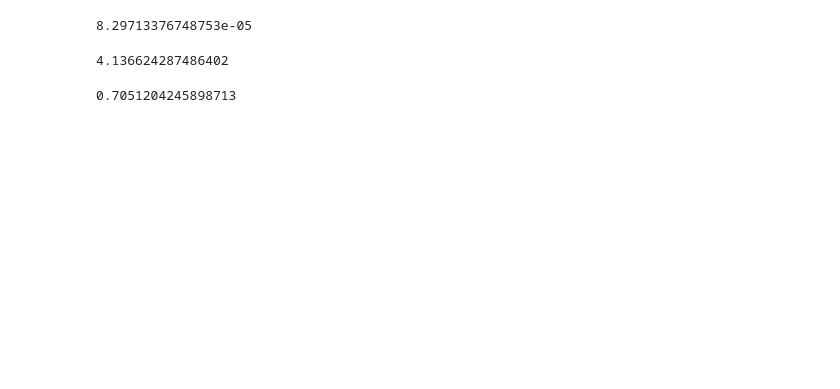
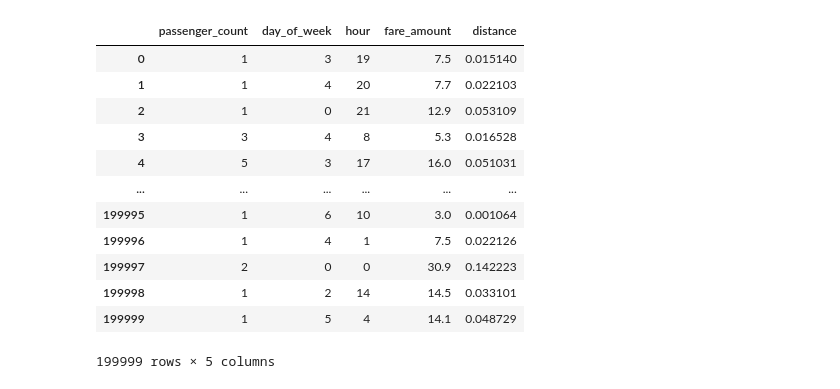
Before and after one commit to AbhinandanPatil02/BE_Assignments, a Jupyter notebook: ML/Assignment1.ipynb, the cells around one changed output. Drawn from its saved outputs; the diff is of its cells as text; code cells hidden in the pictures; blank space fills up the shorter version.

```diff
--- a/ML/Assignment1.ipynb
+++ b/ML/Assignment1.ipynb
@@ -15,0 +19,5 @@ data.head()
+# %%
+data['distance']=((data['pickup_longitude']-data['dropoff_longitude'])**2+(data['pickup_latitude']-data['dropoff_latitude'])**2)**0.5
+data['pickup_datetime']=pd.to_datetime(data['pickup_datetime'])
+data['day_of_week']=data['pickup_datetime'].dt.dayofweek
+data['hour']=data['pickup_datetime'].dt.hour
@@ -76,2 +50,0 @@ dtype: int64
-# %%
-data=data.drop(['Unnamed: 0','pickup_datetime'],axis=1)
@@ -134,2 +62,0 @@ data.head()
-# %%
-data.drop(['key'],axis=1,inplace=True)
@@ -193,5 +62,0 @@ print(RMSE)
-# %%
-r_s=r2_score(y_test,y_pred)
-print(r_s)
-# %% [output]
-8.29713376748753e-05
@@ -205,10 +63,18 @@ r_y_pred=r_model.predict(X_test)
-# %%
-r_RMSE=np.sqrt(mean_squared_error(y_test,y_pred))
-print(r_RMSE)
-# %% [output]
-4.136624287486402
-# %%
-r_s_r=r2_score(y_test,r_y_pred)
-print(r_s_r)
-# %% [output]
-0.7051204245898713
+# %%
+x=data[['passenger_count','day_of_week','hour','fare_amount','distance']]
+# %%
+x
+# %% [output]
+|  | passenger_count | day_of_week | hour | fare_amount | distance |
+| 0 | 1 | 3 | 19 | 7.5 | 0.015140 |
+| 1 | 1 | 4 | 20 | 7.7 | 0.022103 |
+| 2 | 1 | 0 | 21 | 12.9 | 0.053109 |
+| 3 | 3 | 4 | 8 | 5.3 | 0.016528 |
+| 4 | 5 | 3 | 17 | 16.0 | 0.051031 |
+| ... | ... | ... | ... | ... | ... |
+| 199995 | 1 | 6 | 10 | 3.0 | 0.001064 |
+| 199996 | 1 | 4 | 1 | 7.5 | 0.022126 |
+| 199997 | 2 | 0 | 0 | 30.9 | 0.142223 |
+| 199998 | 1 | 2 | 14 | 14.5 | 0.033101 |
+| 199999 | 1 | 5 | 4 | 14.1 | 0.048729 |
+199999 rows × 5 columns
```
Also changed, not shown: parts of 47 cells of this notebook, 3 other files.
